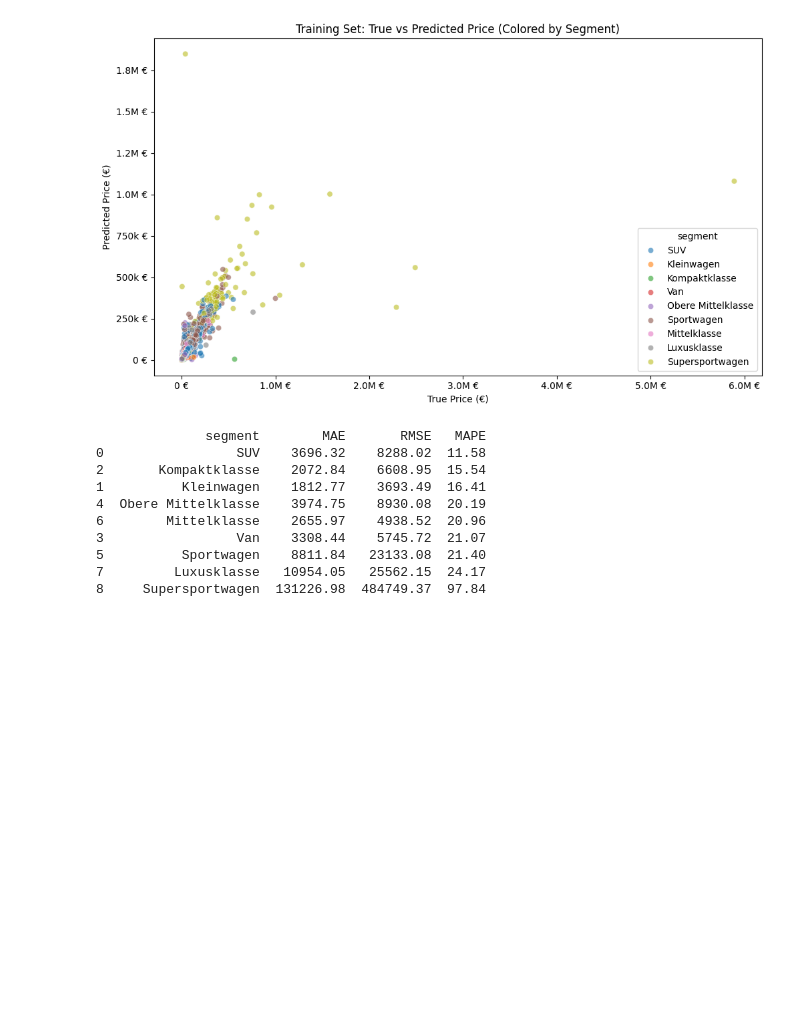
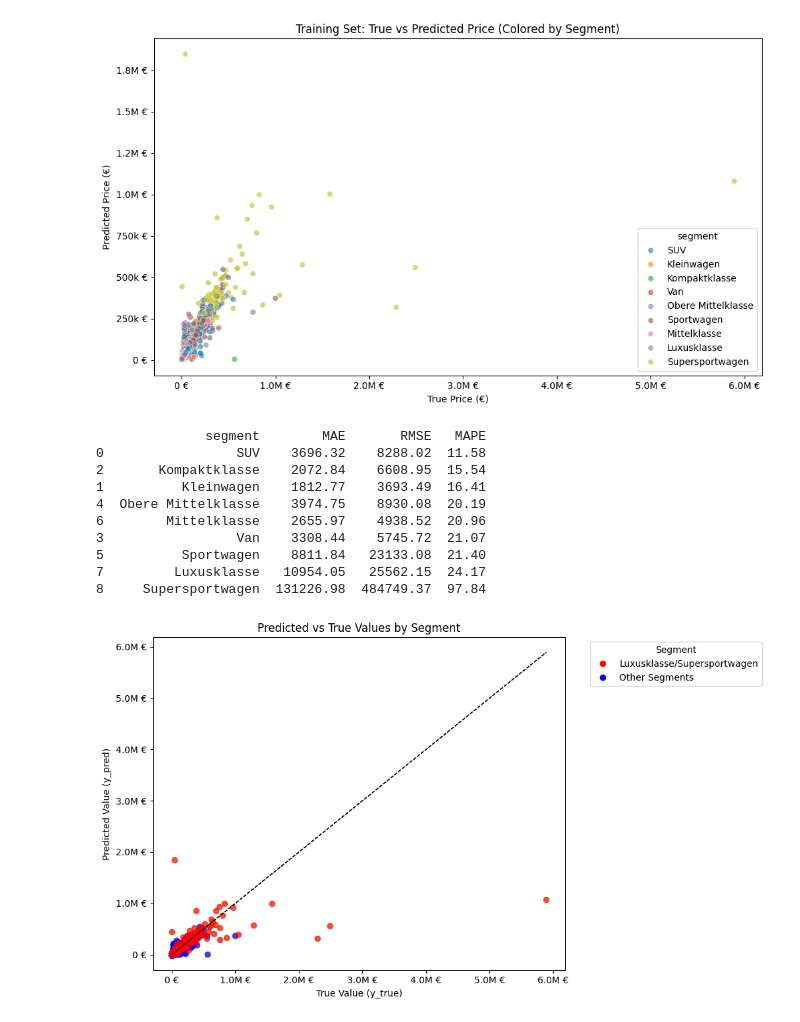
Before and after one commit to kiljos/data_mining, a Jupyter notebook: models/xgboost/all_fuel_types/xgboost_impute_all_fuel_types_segment_cross_valid.ipynb, the cells around one changed output. Drawn from its saved outputs; the diff is of its cells as text; code cells hidden in the pictures; blank space fills up the shorter version.

```diff
--- a/models/xgboost/all_fuel_types/xgboost_impute_all_fuel_types_segment_cross_valid.ipynb
+++ b/models/xgboost/all_fuel_types/xgboost_impute_all_fuel_types_segment_cross_valid.ipynb
@@ -191,3 +191,66 @@ print(segment_metrics_df.sort_values(by = 'MAPE'))
 5          Sportwagen    8811.84   23133.08  21.40
 7         Luxusklasse   10954.05   25562.15  24.17
 8     Supersportwagen  131226.98  484749.37  97.84
+# %%
+from matplotlib.lines import Line2D
+
+results = pd.DataFrame({
+    'y_true': y_test,
+    'y_pred': y_pred_xgb,
+    'segment': X_test['segment']
+})
+
+plt.figure(figsize=(10, 6))
+sns.scatterplot(data=results, x='y_true', y='y_pred', hue='segment', alpha=0.6, palette='tab10')
+plt.plot([results.y_true.min(), results.y_true.max()],
+         [results.y_true.min(), results.y_true.max()],
+         color='black', linestyle='--', linewidth=1)
+plt.xlabel("True Value (y_true)")
+plt.ylabel("Predicted Value (y_pred)")
+plt.title("Predicted vs True Values by Segment")
+plt.legend(title='Segment', bbox_to_anchor=(1.05, 1), loc='upper left')
+custom_palette = {'Luxusklasse': 'red', 'Supersportwagen': 'red'}
+default_color = 'blue'
+
+# Assign colors: red for the two segments, blue for the rest
+results['color'] = results['segment'].map(lambda x: custom_palette.get(x, default_color))
+
+# Plot
+for seg in results['segment'].unique():
+    subset = results[results['segment'] == seg]
+    plt.scatter(subset['y_true'], subset['y_pred'],
+                color=custom_palette.get(seg, default_color),
+                alpha=0.6, label=seg if seg in custom_palette else None)
+
+# Plot the reference line
+plt.plot([results.y_true.min(), results.y_true.max()],
+         [results.y_true.min(), results.y_true.max()],
+         color='black', linestyle='--', linewidth=1)
+
+# Custom legend: only show the two highlighted segments and "Other"
+legend_elements = [
+    Line2D([0], [0], marker='o', color='w', label='Luxusklasse/Supersportwagen', markerfacecolor='red', markersize=8),
+    Line2D([0], [0], marker='o', color='w', label='Other Segments', markerfacecolor='blue', markersize=8)
+]
+plt.legend(handles=legend_elements, title='Segment', bbox_to_anchor=(1.05, 1), loc='upper left')
+
+plt.tight_layout()
+# Format both axes with thousands separator and Euro sign
+plt.gca().xaxis.set_major_formatter(plt.FuncFormatter(lambda x, _: f"{int(x):,} €"))
+plt.gca().yaxis.set_major_formatter(plt.FuncFormatter(lambda y, _: f"{int(y):,} €"))
+import matplotlib.ticker as mticker
+# Prepare the results DataFrame if not already present
+
+def thousands_formatter(x, pos):
+    if abs(x) >= 1_000_000:
+        return f"{x/1_000_000:.1f}M €"
+    elif abs(x) >= 1_000:
+        return f"{x/1_000:.0f}k €"
+    else:
+        return f"{int(x)} €"
+
+plt.gca().xaxis.set_major_formatter(mticker.FuncFormatter(thousands_formatter))
+plt.gca().yaxis.set_major_formatter(mticker.FuncFormatter(thousands_formatter))
+plt.show()
+# %% [output]
+[figure, added]
```
